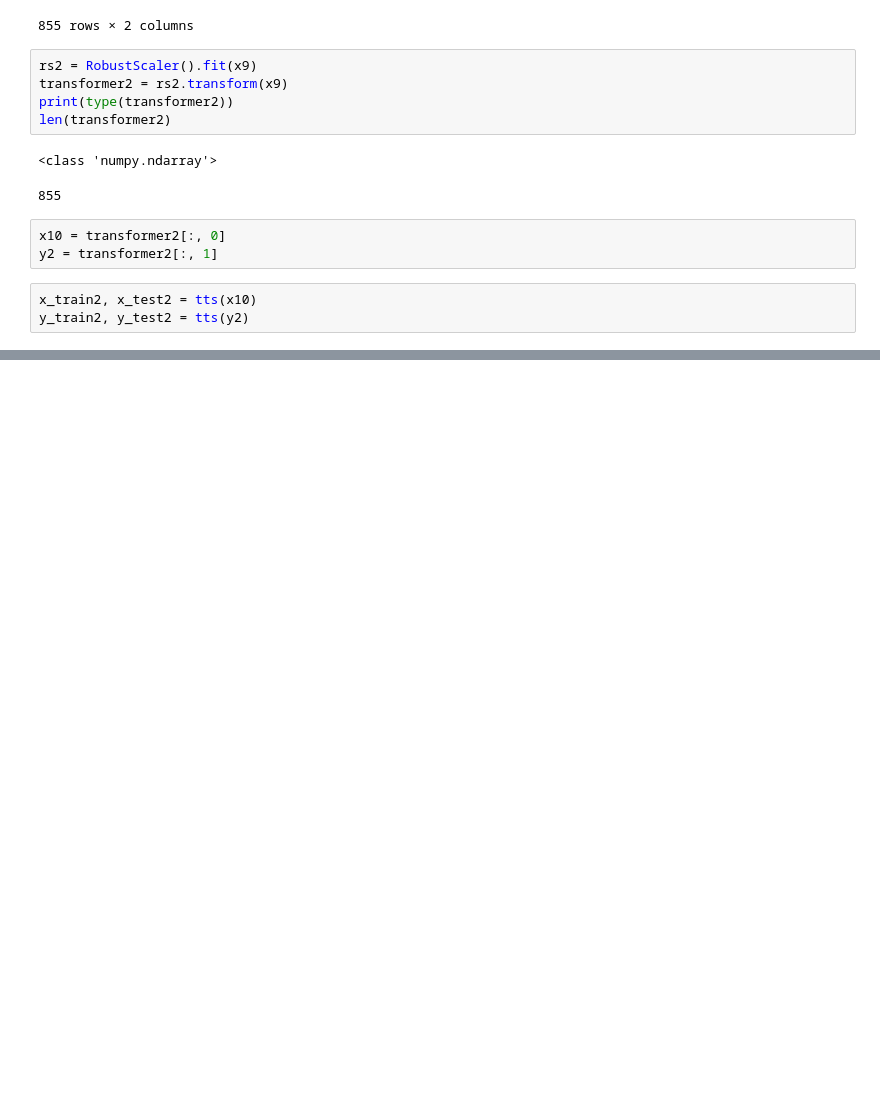
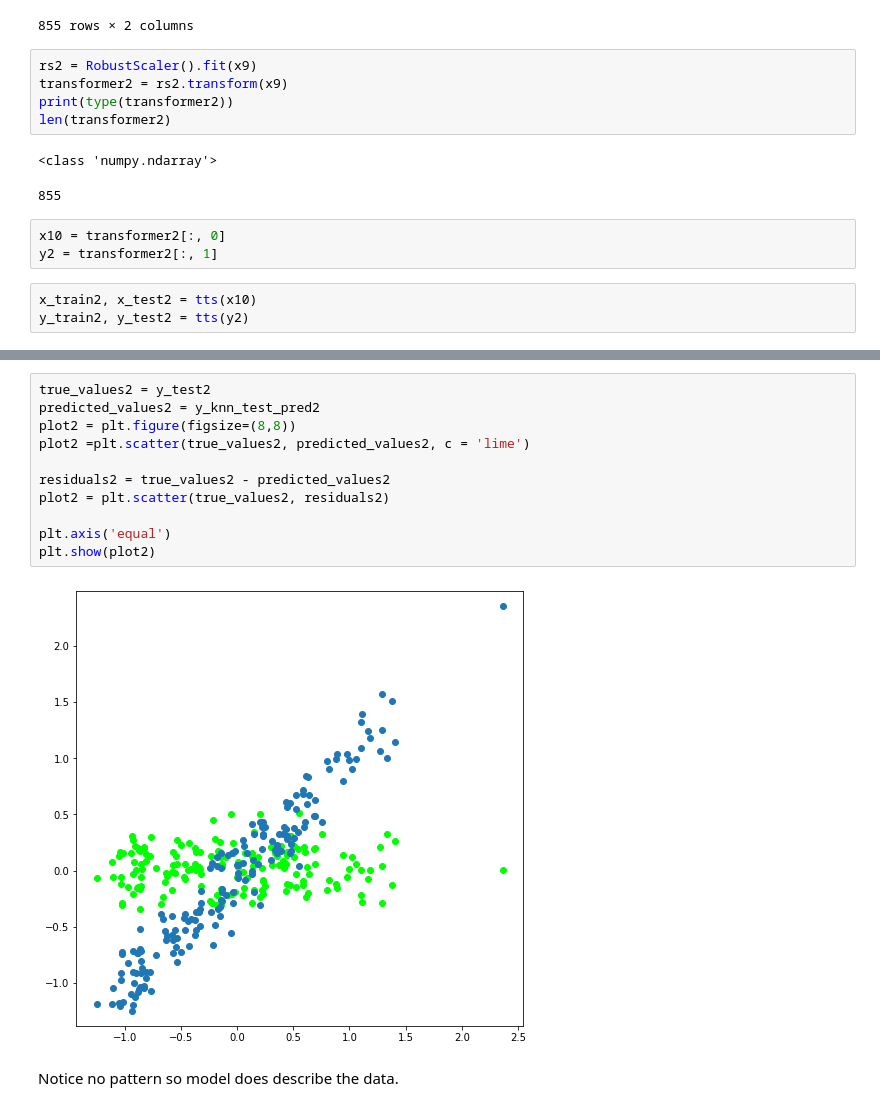
Before and after one commit to jbravo87/blog-projects, a Jupyter notebook: exoplanet_data_notebook.ipynb, the cells around one changed output, grey strips where cells are left out. Drawn from its saved outputs; the diff is of its cells as text; blank space fills up the shorter version.

Commit message:
Finished the three models for phase two, ie, mass and temperature.

```diff
--- a/exoplanet_data_notebook.ipynb
+++ b/exoplanet_data_notebook.ipynb
@@ -853,0 +841,15 @@ ValueError: 'c' argument must be a color, a sequence of colors, or a sequence of
+# %%
+true_values2 = y_test2
+predicted_values2 = y_knn_test_pred2
+plot2 = plt.figure(figsize=(8,8))
+plot2 =plt.scatter(true_values2, predicted_values2, c = 'lime')
+
+residuals2 = true_values2 - predicted_values2
+plot2 = plt.scatter(true_values2, residuals2)
+
+plt.axis('equal')
+plt.show(plot2)
+# %% [output]
+[figure, added]
+# %% [markdown]
+Notice no pattern so model does describe the data.
```
Also changed, not shown: parts of 26 cells of this notebook.
